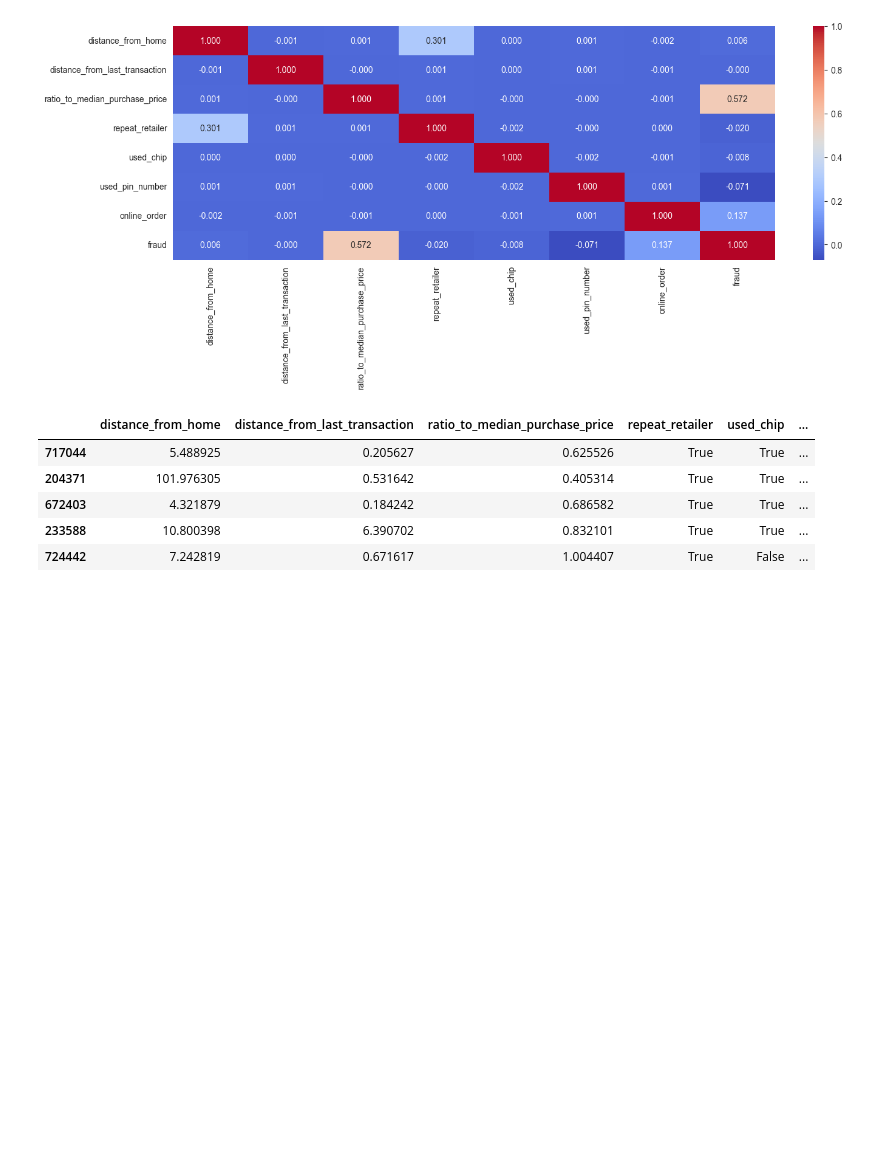
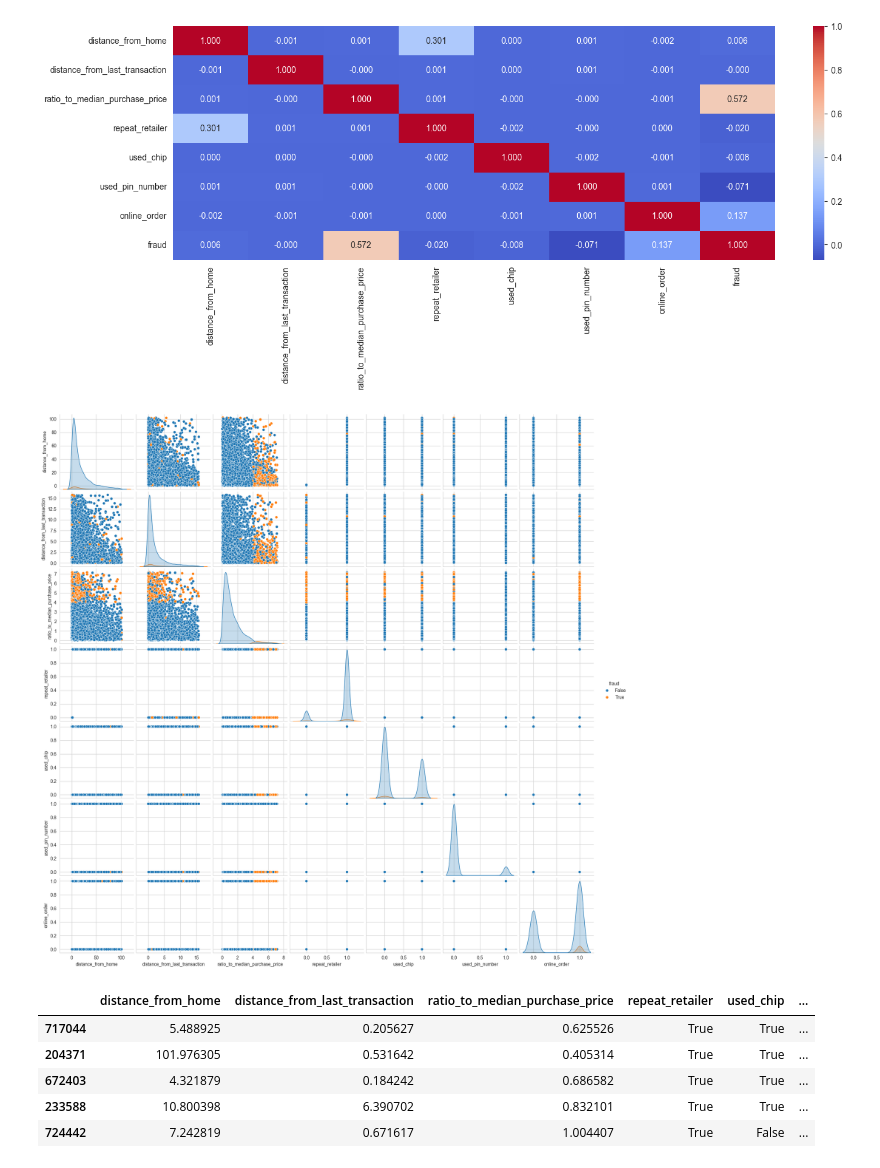
Before and after one commit to Otocolobus-manules/Mashine-Learning_3_semestr, a Jupyter notebook: Работа 5/Abramov_Lab_5.ipynb, the cells around one changed output. Drawn from its saved outputs; the diff is of its cells as text; code cells hidden in the pictures; blank space fills up the shorter version.

```diff
--- a/Работа 5/Abramov_Lab_5.ipynb
+++ b/Работа 5/Abramov_Lab_5.ipynb
@@ -64,9 +64,11 @@ sns.heatmap(data_classification.corr(),annot=True,cmap="coolwarm",fmt=".3f")
 <Axes: >
 [figure]
 # %%
-#sns.set_style('whitegrid')
-#sns.pairplot(data_classification, hue= 'fraud')
-#plt.show()
+sns.set_style('whitegrid')
+sns.pairplot(data_classification[:10000], hue= 'fraud')
+plt.show()
+# %% [output]
+[figure, added]
 # %%
 y_clas = data_classification['fraud']
 X_clas = data_classification.drop('fraud', axis=1)
```
Also changed, not shown: parts of 25 cells of this notebook, 1 other file.
